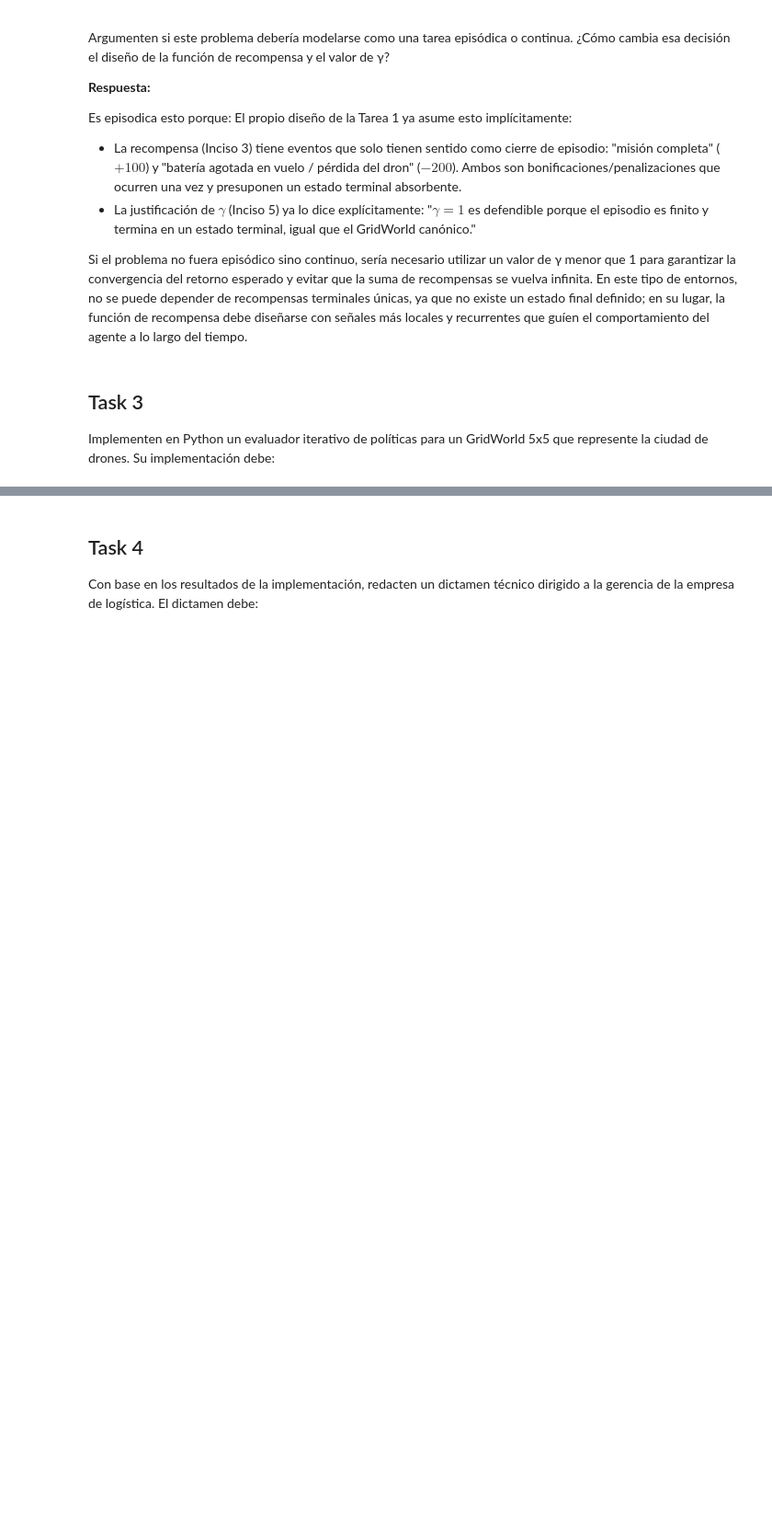
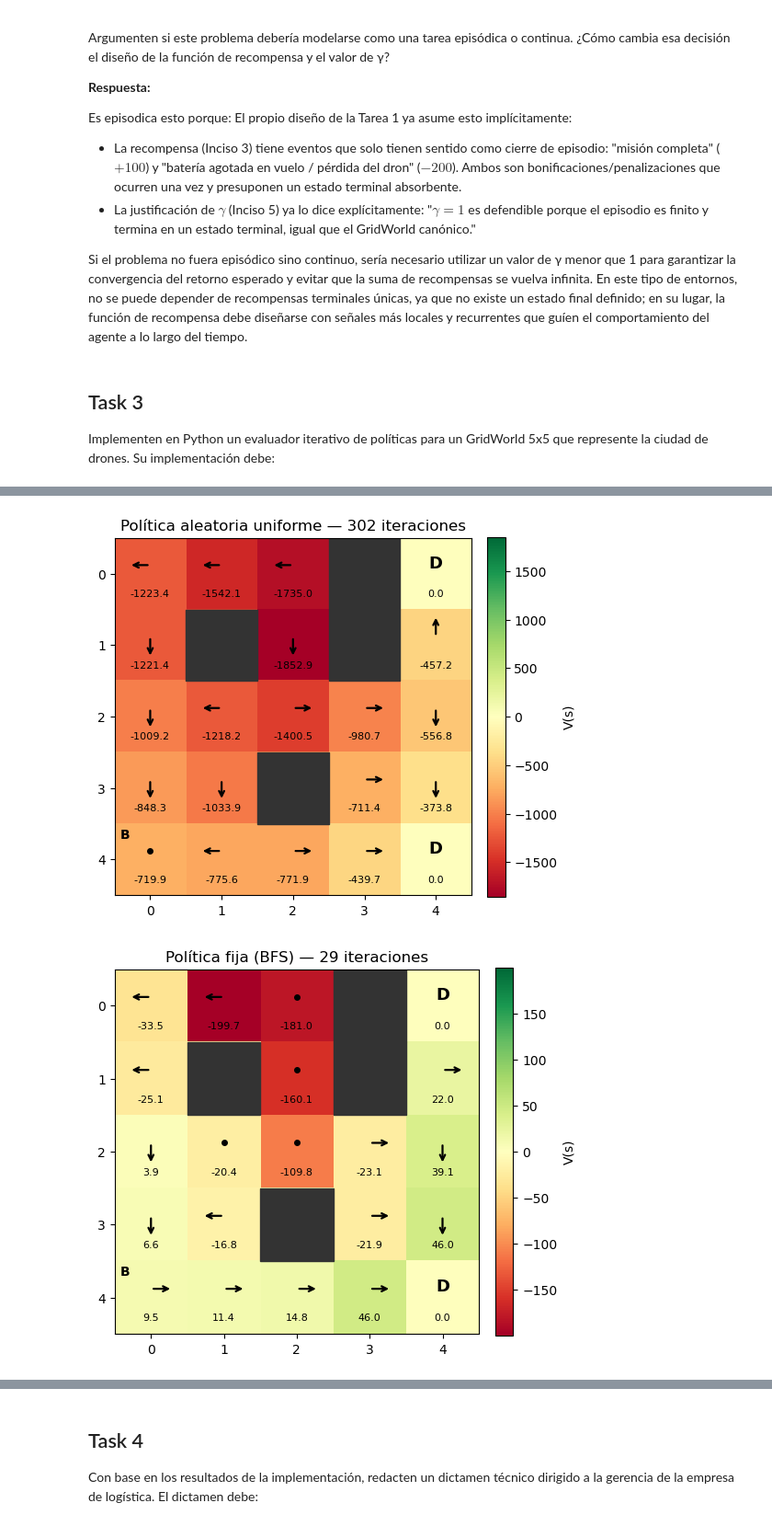
Before and after one commit to donmatthiuz/RL, a Jupyter notebook: Reporte.ipynb, the cells around one changed output, grey strips where cells are left out. Shown at 92% size. Drawn from its saved outputs; the diff is of its cells as text; code cells hidden in the pictures; blank space fills up the shorter version.

```diff
--- a/Reporte.ipynb
+++ b/Reporte.ipynb
@@ -279,0 +582,53 @@ Producir para cada política evaluada: una tabla de valores (V^\pi(s)) para todo
+# %%
+ARROW_DELTA = {NORTH: (0, 0.3), SOUTH: (0, -0.3), EAST: (0.3, 0), WEST: (-0.3, 0)}
+
+
+def plot_value_grid(mdp, V, title, gamma=0.95):
+    size = mdp.size
+    grid = np.array([[V[(r, c)] for c in range(size)] for r in range(size)])
+
+    fig, ax = plt.subplots(figsize=(5.5, 5.5))
+    vmax = max(np.max(np.abs(grid)), 1e-6)
+    im = ax.imshow(grid, cmap="RdYlGn", vmin=-vmax, vmax=vmax)
+
+    for r in range(size):
+        for c in range(size):
+            s = (r, c)
+            if s in OBSTACLES:
+                ax.add_patch(plt.Rectangle((c - 0.5, r - 0.5), 1, 1, color="#333333"))
+                continue
+
+            ax.text(c, r + 0.28, f"{V[s]:.1f}", ha="center", va="center",
+                     fontsize=8, color="black")
+
+            if s in DELIVERIES:
+                ax.text(c, r - 0.15, "D", ha="center", va="center",
+                         fontsize=13, fontweight="bold", color="black")
+                continue
+            if s == BASE:
+                ax.text(c - 0.35, r - 0.35, "B", ha="center", va="center",
+                         fontsize=10, fontweight="bold", color="black")
+
+            a = greedy_action(mdp, V, s, gamma)
+            if a == WAIT:
+                ax.plot(c, r - 0.12, marker="o", color="black", markersize=4)
+            else:
+                dx, dy = ARROW_DELTA[a]
+                ax.annotate("", xy=(c + dx, r - 0.12 - dy), xytext=(c, r - 0.12),
+                            arrowprops=dict(arrowstyle="->", color="black", lw=1.6))
+
+    ax.set_xticks(range(size))
+    ax.set_yticks(range(size))
+    ax.set_title(title)
+    fig.colorbar(im, ax=ax, fraction=0.046, pad=0.04, label="V(s)")
+    fig.tight_layout()
+    return fig
+
+
+plot_value_grid(mdp, V_random, f"Política aleatoria uniforme — {it_random} iteraciones", GAMMA)
+plot_value_grid(mdp, V_fixed, f"Política fija (BFS) — {it_fixed} iteraciones", GAMMA)
+plot_value_grid(mdp, V_greedy, f"Política greedy(V_fija) — {it_greedy} iteraciones", GAMMA)
+plt.show()
+# %% [output]
+[figure, added]
+[figure, added]
```
Also changed, not shown: parts of 9 cells of this notebook.
